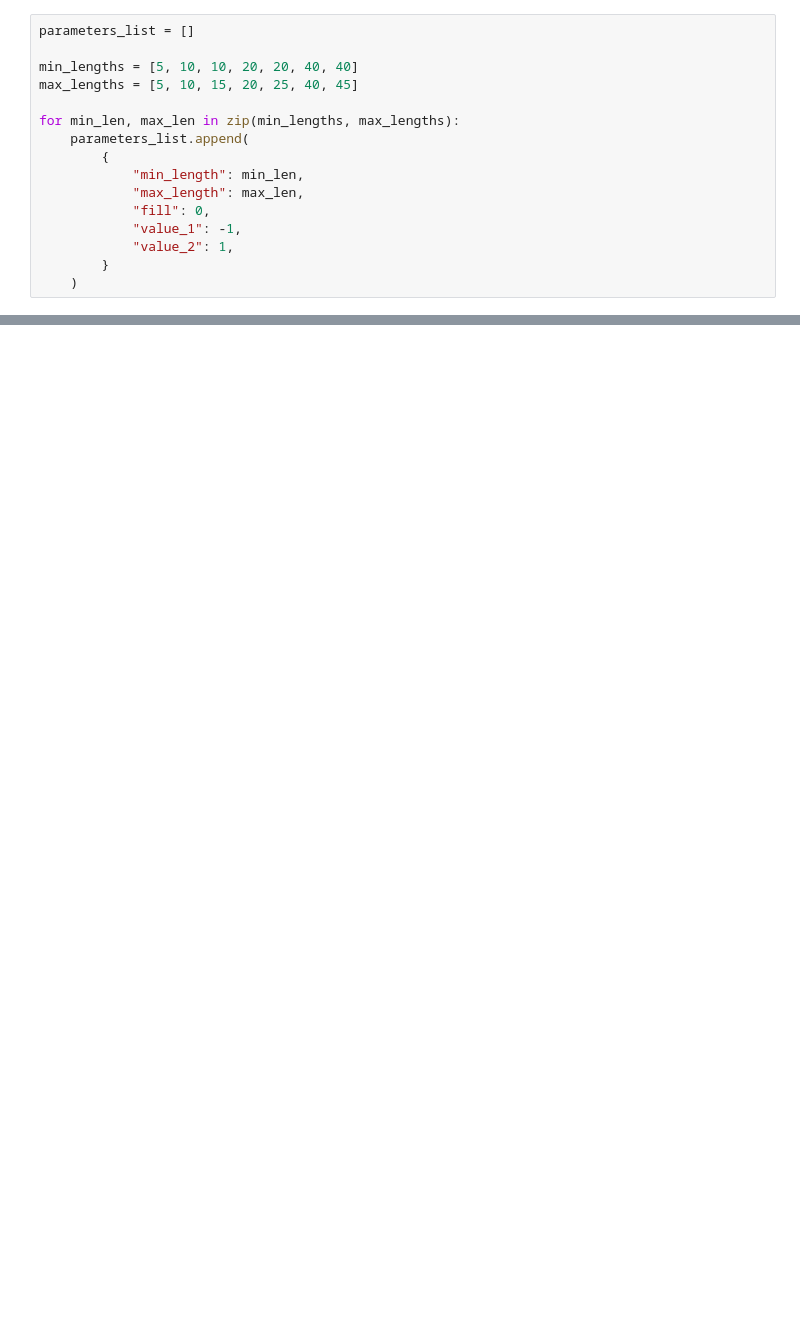
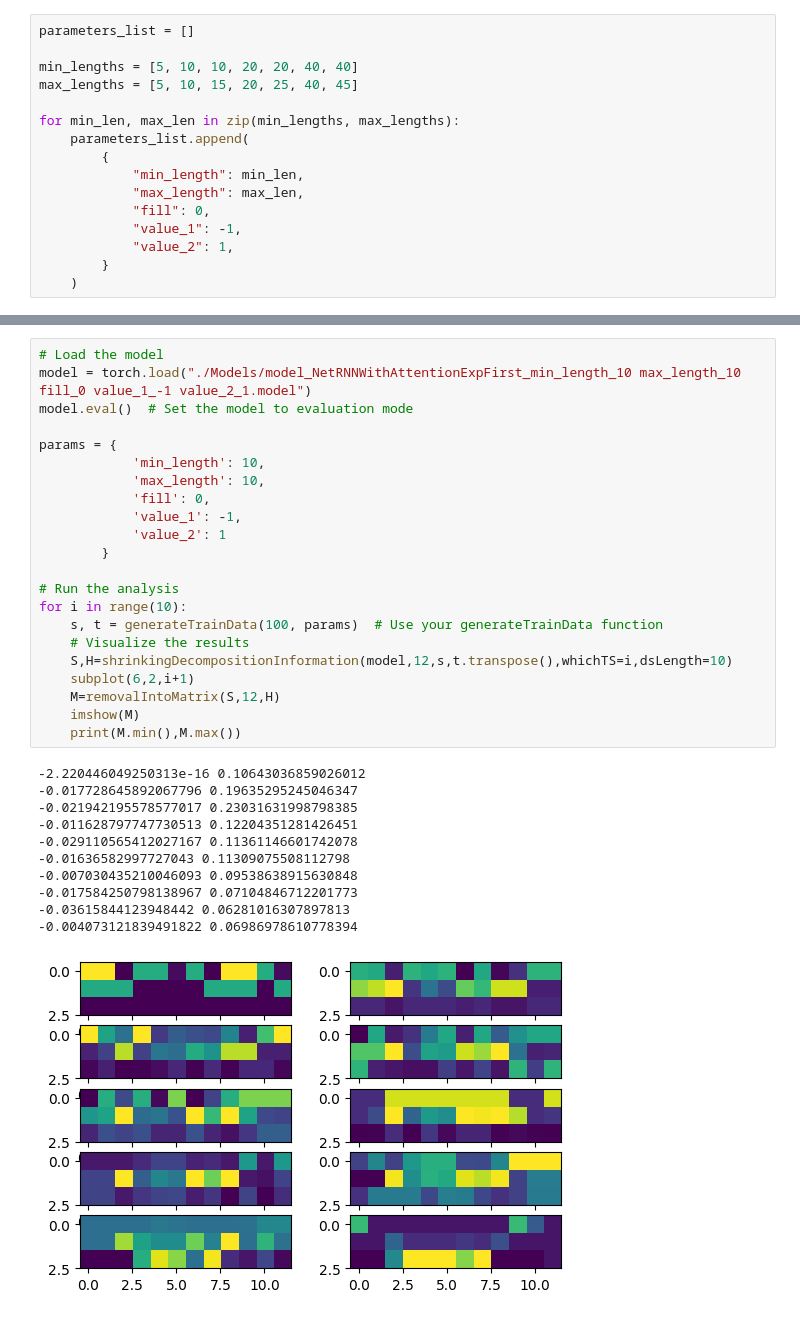
Before and after one commit to Ahmadar91/Master-sThesis, a Jupyter notebook: Attention.ipynb, the cells around one changed output, grey strips where cells are left out. Cells and saved outputs as stored; diff of their text form; blank space fills up the shorter version.

```diff
--- a/Attention.ipynb
+++ b/Attention.ipynb
@@ -815,2 +1041,36 @@ for i in range(5):
+# %%
+# Load the model
+model = torch.load("./Models/model_NetRNNWithAttentionExpFirst_min_length_10 max_length_10 fill_0 value_1_-1 value_2_1.model")
+model.eval()  # Set the model to evaluation mode
+
+params = {
+            'min_length': 10,
+            'max_length': 10,
+            'fill': 0,
+            'value_1': -1,
+            'value_2': 1
+        }
+
+# Run the analysis
+for i in range(10):
+    s, t = generateTrainData(100, params)  # Use your generateTrainData function
+    # Visualize the results
+    S,H=shrinkingDecompositionInformation(model,12,s,t.transpose(),whichTS=i,dsLength=10)
+    subplot(6,2,i+1)
+    M=removalIntoMatrix(S,12,H)
+    imshow(M)
+    print(M.min(),M.max())
+# %% [output]
+-2.220446049250313e-16 0.10643036859026012
+-0.017728645892067796 0.19635295245046347
+-0.021942195578577017 0.23031631998798385
+-0.011628797747730513 0.12204351281426451
+-0.029110565412027167 0.11361146601742078
+-0.01636582997727043 0.11309075508112798
+-0.007030435210046093 0.09538638915630848
+-0.017584250798138967 0.07104846712201773
+-0.03615844123948442 0.06281016307897813
+-0.004073121839491822 0.06986978610778394
+[figure, added]
 # %%
 
```
Also changed, not shown: parts of 23 cells of this notebook, 51 other files.
